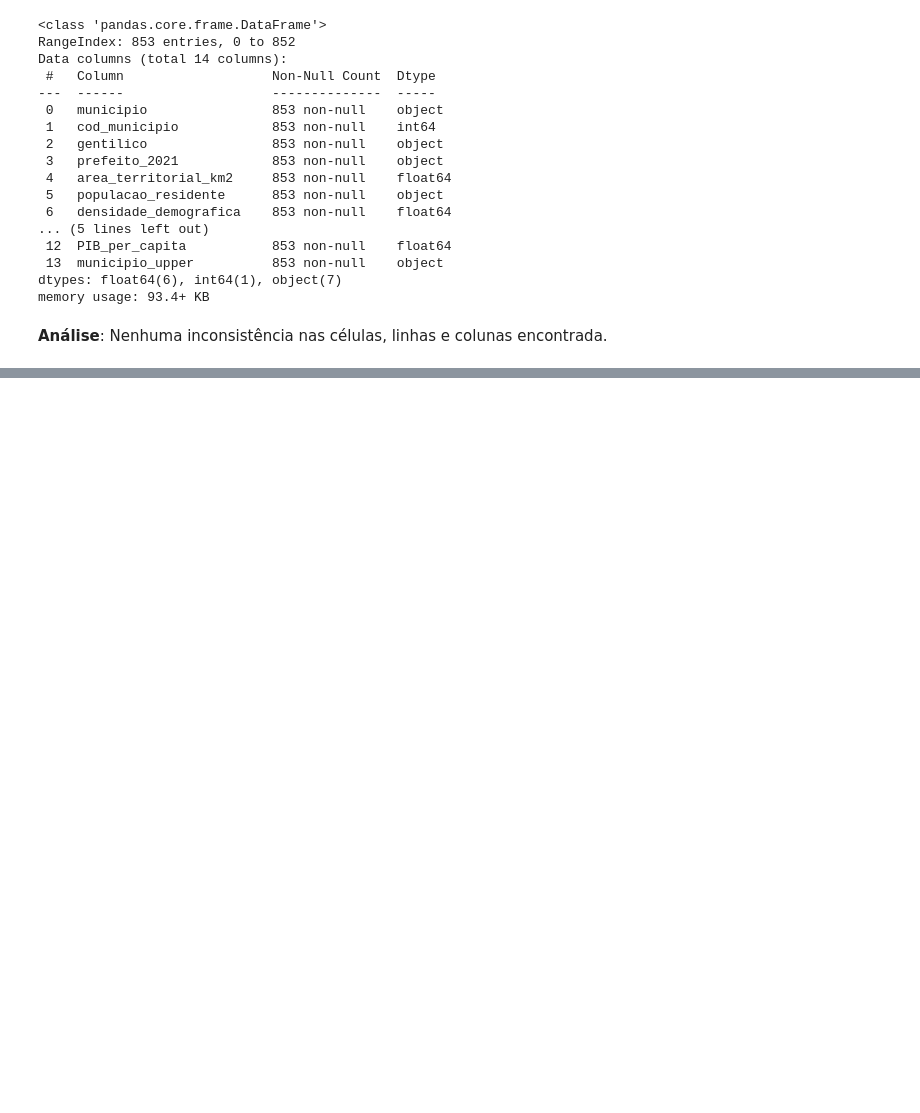
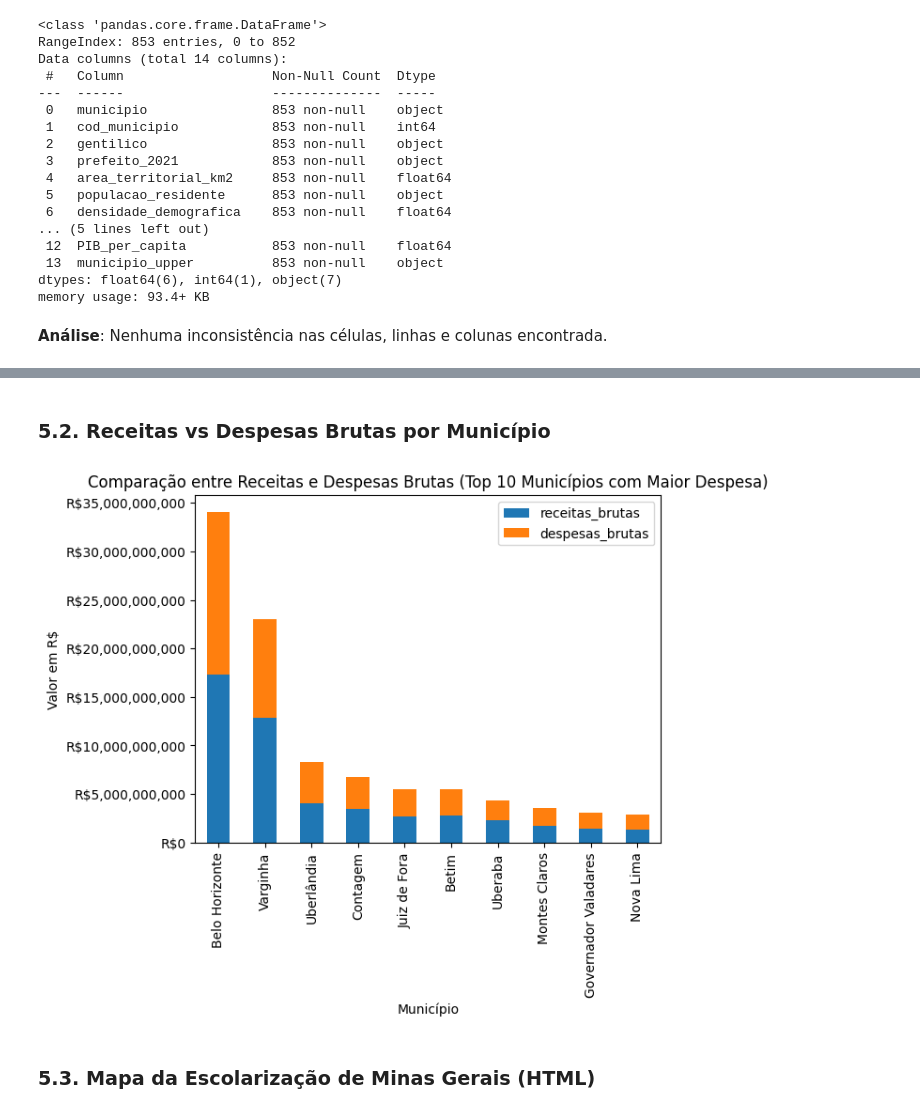
Before and after one commit to AdemarCastro/mg-municipios-eda, a Jupyter notebook: notebooks/municipios_habitantes.ipynb, the cells around one changed output, grey strips where cells are left out. Saved outputs shown, nothing was run; the diff lists cells and outputs as text; code cells hidden in the pictures; blank space fills up the shorter version.

```diff
--- a/notebooks/municipios_habitantes.ipynb
+++ b/notebooks/municipios_habitantes.ipynb
@@ -806,0 +829,20 @@ memory usage: 93.4+ KB
+# %% [markdown]
+### 5.2. Receitas vs Despesas Brutas por Município
+# %%
+top_10_municipios = df_mg_municipios_v6.sort_values(by='despesas_brutas', ascending=False).head(10)
+
+ax = top_10_municipios[['municipio', 'receitas_brutas', 'despesas_brutas']].plot(kind='bar', stacked=True)
+
+plt.title('Comparação entre Receitas e Despesas Brutas (Top 10 Municípios com Maior Despesa)')
+plt.xlabel('Município')
+plt.ylabel('Valor em R$')
+
+ax.yaxis.set_major_formatter(ticker.FuncFormatter(lambda x, pos: f'R${x:,.0f}'))
+
+plt.xticks(ticks=range(len(top_10_municipios)), labels=top_10_municipios['municipio'], rotation=90)
+
+plt.show()
+# %% [output]
+[figure, added]
+# %% [markdown]
+### 5.3. Mapa da Escolarização de Minas Gerais (HTML)
```
Also changed, not shown: parts of 20 cells of this notebook.
